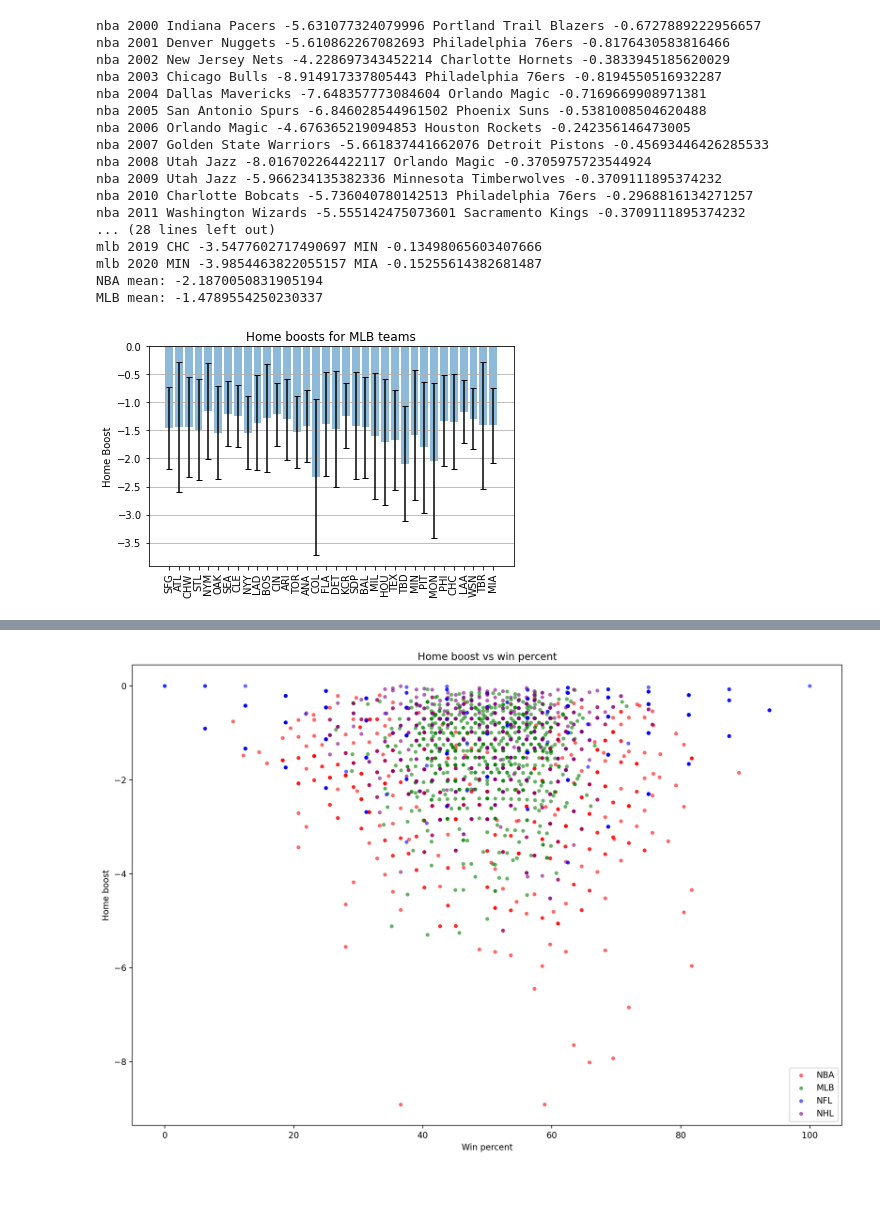
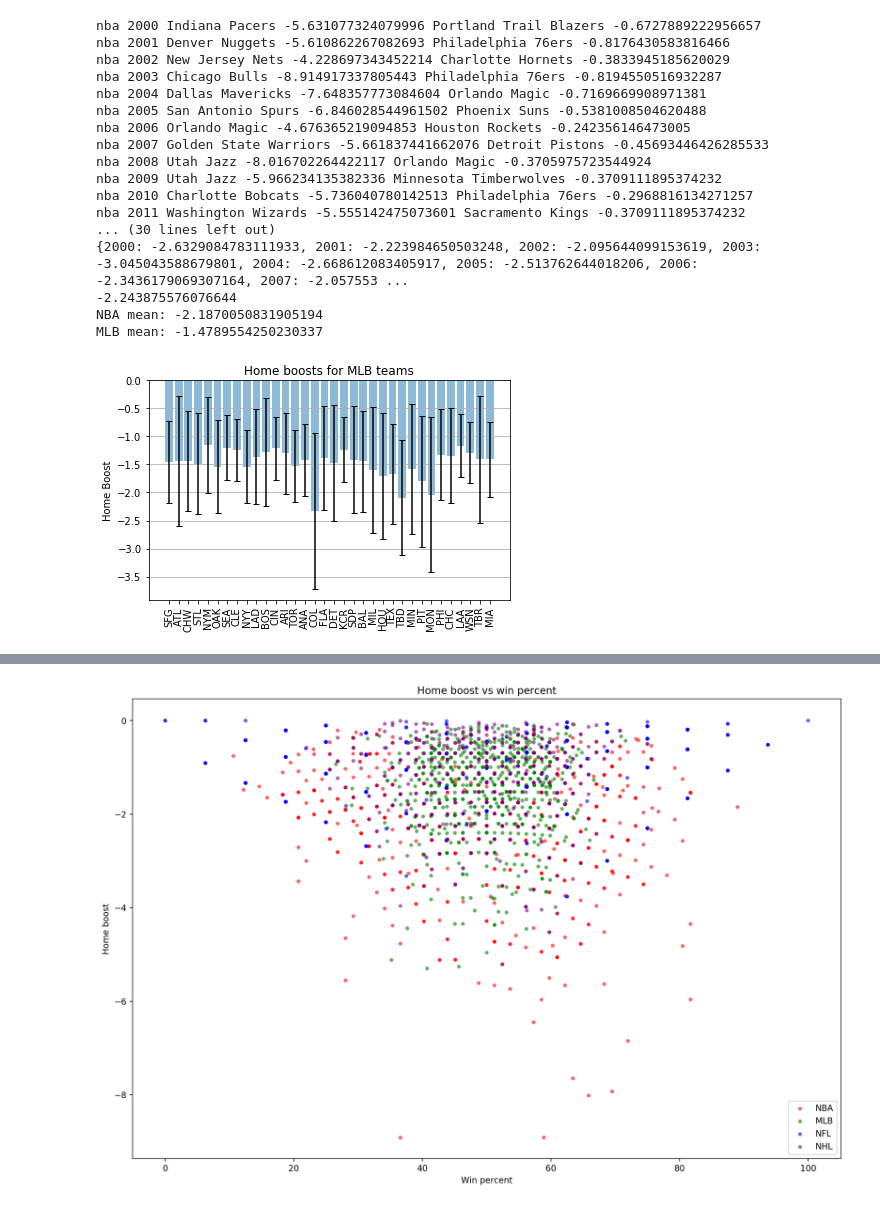
Before and after one commit to vthatte0/MATH199-CHP, a Jupyter notebook: home_boost.ipynb, the cells around one changed output, grey strips where cells are left out. Cells and saved outputs as stored; diff of their text form; code cells hidden in the pictures.

Commit message:
nba boosts over time

```diff
--- a/home_boost.ipynb
+++ b/home_boost.ipynb
@@ -21,14 +21,17 @@ def get_home_boost(total_pct, home_wins, home_games):
 
 teamWinPct= {}
 teamHomeBoosts={}
+yearly_boosts = {}
 for league in leagues:
     teamHomeBoosts[league]={}
     teamWinPct[league]={}
+    yearly_boosts[league]={}
     for year in years:
         min_team = ""
         min_boost = 0
         max_team = ""
         max_boost = -10
+        yearly_boosts[league][year] = []
 
         standings = pd.read_csv("data/" + league + "/" + str(year) + ".csv")
         for (team, home, road) in zip(standings["Team"], standings["Home"], standings["Road"]):
@@ -50,8 +53,8 @@ for league in leagues:
                 teamHomeBoosts[league][team]=[]
                 teamWinPct[league][team] = []
             teamHomeBoosts[league][team].append(boost)
-
             teamWinPct[league][team].append(total_pct)
+            yearly_boosts[league][year].append(boost)
 
             if boost < min_boost:
                 min_team = team
@@ -61,6 +64,11 @@ for league in leagues:
                 max_boost = boost
         print(league, year, min_team, min_boost, max_team, max_boost)
 
+nba_yearly_boosts = yearly_boosts["nba"]
+for year in nba_yearly_boosts:
+    nba_yearly_boosts[year] = statistics.mean(nba_yearly_boosts[year])
+print(nba_yearly_boosts)
+#print(statistics.mean(nba_yearly_boosts.values()))
 nba = teamHomeBoosts["nba"]
 nba_labels = []
 nba_means = []
@@ -96,34 +104,34 @@ fig,ax2 = plt.subplots()
 # ax1.yaxis.grid(True)
 
 x_pos2 = np.arange(len(mlb_labels))
 ax2.bar(x_pos2, mlb_means, yerr=mlb_std_devs, align='center', alpha=0.5, ecolor='black', capsize=3)
 ax2.set_ylabel('Home Boost')
 ax2.set_xticks(x_pos2)
 ax2.set_xticklabels(mlb_labels)
 plt.xticks(rotation='vertical')
 ax2.set_title('Home boosts for MLB teams')
 ax2.yaxis.grid(True)
 
 # Save the figure and show
 plt.tight_layout()
 plt.savefig('mlb_plot')
 plt.show()
 # %% [output]
 nba 2000 Indiana Pacers -5.631077324079996 Portland Trail Blazers -0.6727889222956657
 nba 2001 Denver Nuggets -5.610862267082693 Philadelphia 76ers -0.8176430583816466
 nba 2002 New Jersey Nets -4.228697343452214 Charlotte Hornets -0.3833945185620029
 nba 2003 Chicago Bulls -8.914917337805443 Philadelphia 76ers -0.8194550516932287
 nba 2004 Dallas Mavericks -7.648357773084604 Orlando Magic -0.7169669908971381
 nba 2005 San Antonio Spurs -6.846028544961502 Phoenix Suns -0.5381008504620488
 nba 2006 Orlando Magic -4.676365219094853 Houston Rockets -0.242356146473005
 nba 2007 Golden State Warriors -5.661837441662076 Detroit Pistons -0.45693446426285533
 nba 2008 Utah Jazz -8.016702264422117 Orlando Magic -0.3705975723544924
 nba 2009 Utah Jazz -5.966234135382336 Minnesota Timberwolves -0.3709111895374232
 nba 2010 Charlotte Bobcats -5.736040780142513 Philadelphia 76ers -0.2968816134271257
 nba 2011 Washington Wizards -5.555142475073601 Sacramento Kings -0.3709111895374232
-... (28 lines left out)
-mlb 2019 CHC -3.5477602717490697 MIN -0.13498065603407666
-mlb 2020 MIN -3.9854463822055157 MIA -0.15255614382681487
+... (30 lines left out)
+{2000: -2.6329084783111933, 2001: -2.223984650503248, 2002: -2.095644099153619, 2003: -3.045043588679801, 2004: -2.668612083405917, 2005: -2.513762644018206, 2006: -2.3436179069307164, 2007: -2.057553 ...
+-2.243875576076644
 NBA mean: -2.1870050831905194
 MLB mean: -1.4789554250230337
-[figure, old version]
+[figure, new version]
```
Also changed, not shown: parts of 7 cells of this notebook, 1 other file.
